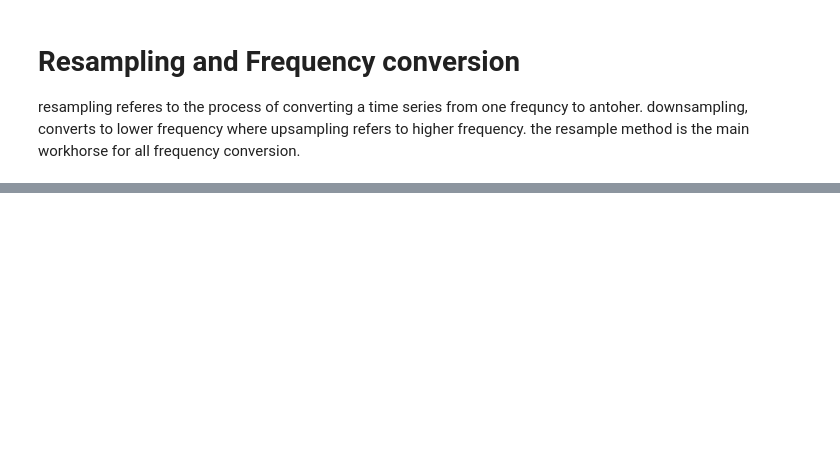
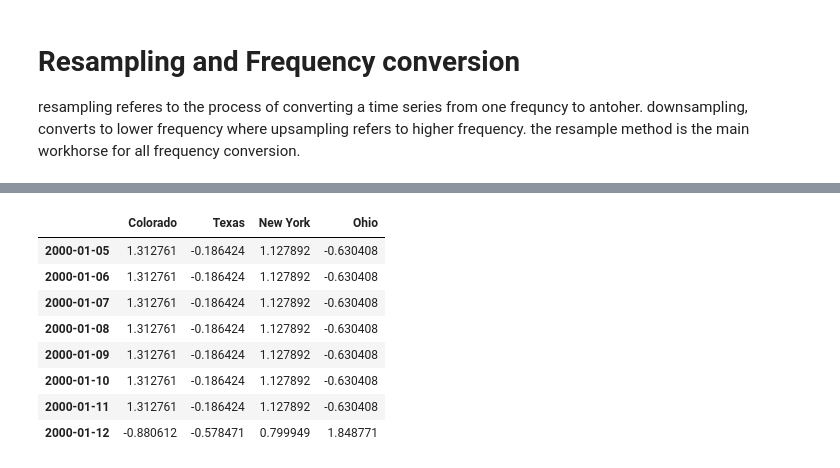
Before and after one commit to oeg1n18/learning-python, a Jupyter notebook: Python-for-data-analysis-Oreillly/11_Time_Series.ipynb, the cells around one changed output, grey strips where cells are left out. Cells and saved outputs as stored; diff of their text form; code cells hidden in the pictures; blank space fills up the shorter version.

```diff
--- a/Python-for-data-analysis-Oreillly/11_Time_Series.ipynb
+++ b/Python-for-data-analysis-Oreillly/11_Time_Series.ipynb
@@ -628,0 +701,13 @@ convention -- When resampling periods, the convention('start' or'end' for conver
+# %%
+frame.resample('D').ffill() # fill carries the data foward and resample('D') upsamples daily as
+# as ffill reduces the time frequency and therefore rows
+# %% [output]
+|  | Colorado | Texas | New York | Ohio |
+| 2000-01-05 | 1.312761 | -0.186424 | 1.127892 | -0.630408 |
+| 2000-01-06 | 1.312761 | -0.186424 | 1.127892 | -0.630408 |
+| 2000-01-07 | 1.312761 | -0.186424 | 1.127892 | -0.630408 |
+| 2000-01-08 | 1.312761 | -0.186424 | 1.127892 | -0.630408 |
+| 2000-01-09 | 1.312761 | -0.186424 | 1.127892 | -0.630408 |
+| 2000-01-10 | 1.312761 | -0.186424 | 1.127892 | -0.630408 |
+| 2000-01-11 | 1.312761 | -0.186424 | 1.127892 | -0.630408 |
+| 2000-01-12 | -0.880612 | -0.578471 | 0.799949 | 1.848771 |
```
Also changed, not shown: parts of 51 cells of this notebook.
